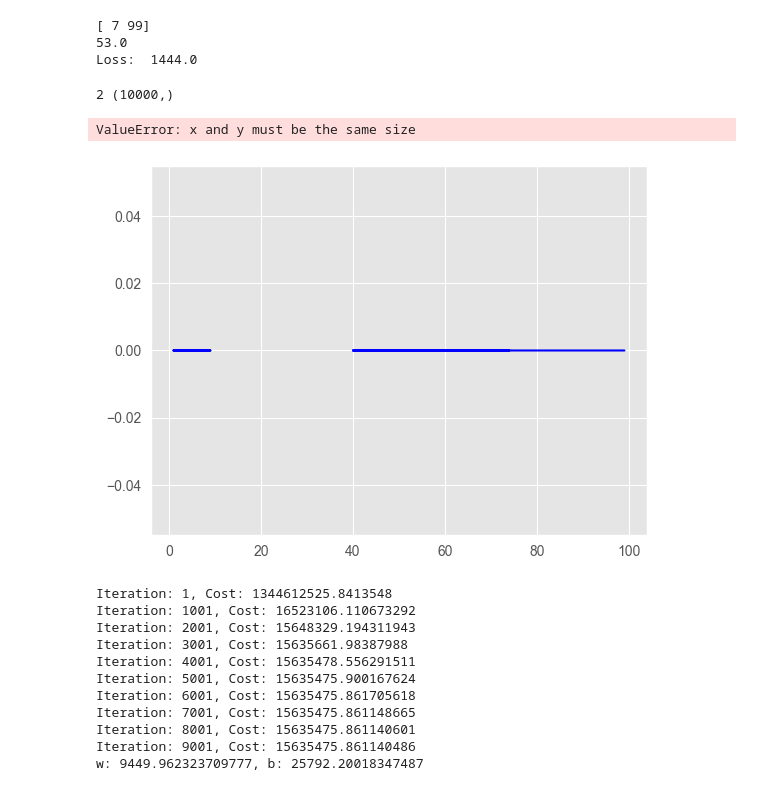
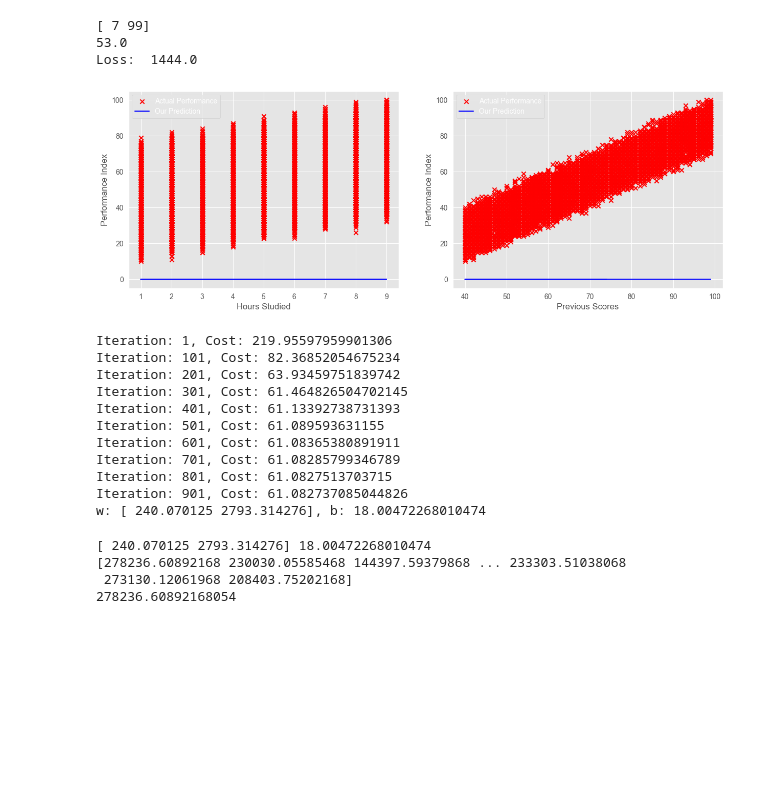
Before and after one commit to alinoor4/linear_regression_model, a Jupyter notebook: multi_linear_reg.ipynb, the cells around one changed output. Saved outputs shown, nothing was run; the diff lists cells and outputs as text; code cells hidden in the pictures; blank space fills up the shorter version.

```diff
--- a/multi_linear_reg.ipynb
+++ b/multi_linear_reg.ipynb
@@ -64,21 +64,25 @@ def compute_model_output(X, W, b):
     for i in range(m):
         f_wb[i] = np.dot(X[i],W) + b
     return f_wb
-# %%
-print(X_train.shape[1], y_train.shape)
-# %% [output]
-2 (10000,)
 # %%
-W = np.zeros(X_train.shape[1])
+W = np.zeros(X_train.shape[1]).astype(int)
 b = 0
 tmp_f_wb = compute_model_output(X_train, W, b)
-plt.plot(X_train, tmp_f_wb, c='b',label='Our Prediction')
-plt.scatter(X_train, y_train, marker='x', c='red')
-plt.title('Salary vs Experience')
-plt.xlabel('Experience')
-plt.ylabel('Salary')
+
+fig, axs = plt.subplots(1,2, figsize=(15,5))
+
+axs[0].scatter(X_train[:,0], y_train, marker='x', c='red', label='Actual Performance')
+axs[0].plot(X_train[:,0], tmp_f_wb, c='b',label='Our Prediction')
+axs[0].legend()
+axs[0].set_xlabel('Hours Studied')
+axs[0].set_ylabel('Performance Index')
+
+axs[1].scatter(X_train[:,1], y_train, marker='x', c='red', label = 'Actual Performance')
+axs[1].plot(X_train[:,1], tmp_f_wb, c='b',label='Our Prediction')
+axs[1].legend()
+axs[1].set_xlabel('Previous Scores')
+axs[1].set_ylabel('Performance Index')
 plt.show()
 # %% [output]
-ValueError: x and y must be the same size
-[figure, old version]
+[figure, new version]
 # %%
@@ -126,19 +130,28 @@ def gradient_descent(x, y, alpha, iterations):
 # %%
 learning_rate = 0.01
-iterations = 10000
+iterations = 1000
 
-w, b = gradient_descent(x_train, y_train, learning_rate, iterations)
-tmp_f_wb = compute_model_output(x_train, w, b)
+W, b = gradient_descent(X_train, y_train, learning_rate, iterations)
+tmp_f_wb = compute_model_output(X_train, W, b)
 # %% [output]
-Iteration: 1, Cost: 1344612525.8413548
-Iteration: 1001, Cost: 16523106.110673292
-Iteration: 2001, Cost: 15648329.194311943
-Iteration: 3001, Cost: 15635661.98387988
-Iteration: 4001, Cost: 15635478.556291511
-Iteration: 5001, Cost: 15635475.900167624
-Iteration: 6001, Cost: 15635475.861705618
-Iteration: 7001, Cost: 15635475.861148665
-Iteration: 8001, Cost: 15635475.861140601
-Iteration: 9001, Cost: 15635475.861140486
-w: 9449.962323709777, b: 25792.20018347487
+Iteration: 1, Cost: 219.95597959901306
+Iteration: 101, Cost: 82.36852054675234
+Iteration: 201, Cost: 63.93459751839742
+Iteration: 301, Cost: 61.464826504702145
+Iteration: 401, Cost: 61.13392738731393
+Iteration: 501, Cost: 61.089593631155
+Iteration: 601, Cost: 61.08365380891911
+Iteration: 701, Cost: 61.08285799346789
+Iteration: 801, Cost: 61.0827513703715
+Iteration: 901, Cost: 61.082737085044826
+w: [ 240.070125 2793.314276], b: 18.00472268010474
+# %%
+print(W,b)
+print(tmp_f_wb)
+print(predict(X_train[0,:], W, b))
+# %% [output]
+[ 240.070125 2793.314276] 18.00472268010474
+[278236.60892168 230030.05585468 144397.59379868 ... 233303.51038068
+ 273130.12061968 208403.75202168]
+278236.60892168054
 # %%
```
Also changed, not shown: parts of 5 cells of this notebook.
